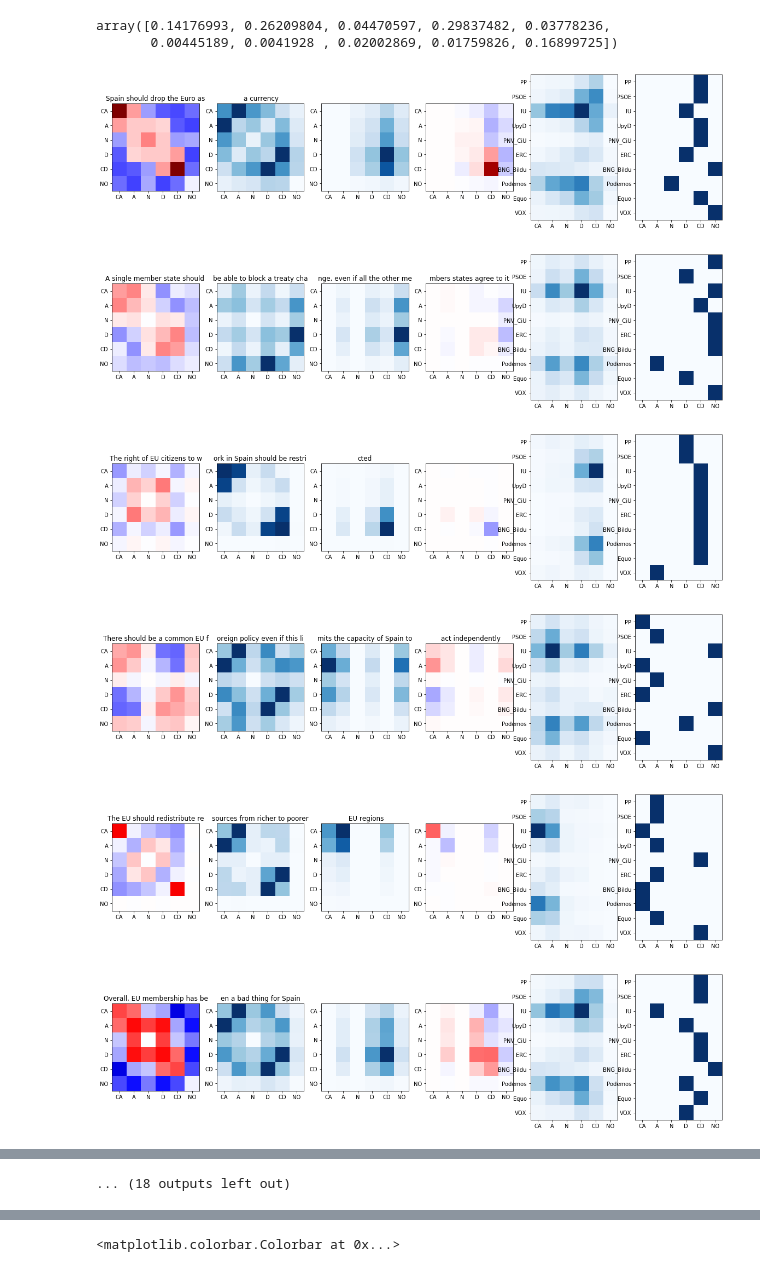
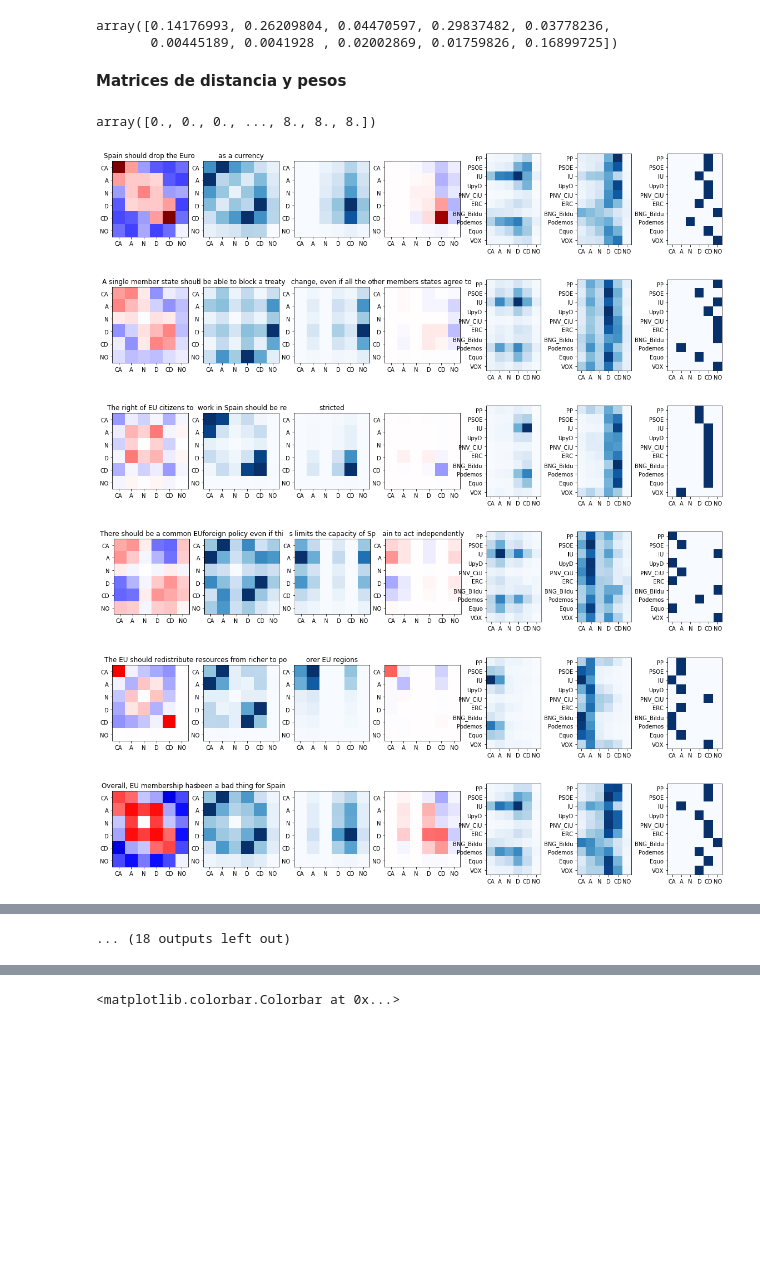
Before and after one commit to Juillermo/VAA-data, a Jupyter notebook: Root/Algorithm/Algorithm.ipynb, the cells around one changed output, grey strips where cells are left out. Cells and saved outputs as stored; diff of their text form; code cells hidden in the pictures; blank space fills up the shorter version.

```diff
--- a/Root/Algorithm/Algorithm.ipynb
+++ b/Root/Algorithm/Algorithm.ipynb
@@ -29,6 +70,7 @@ print "One-hot (M x N x L):", U.shape, "\n"
 
 ## Reading party info
 P = pd.read_csv('data/es_party_XYZ.csv', delim_whitespace=True)
+party_info = P['Party_ID']
 P = P[answer_cols]
 P[P==99] = 6
 K = len(P) # Number of parties
@@ -39,14 +81,15 @@ P = P.reshape(len(P), len(answer_cols), L)
 print "One-hot (K x N x L):", P.shape, "\n"
 
 ## Reading voting intention
-V = pd.read_csv('data/voting_intention.csv', header=None,index_col=0)
-assert len(V), M
-print "Voting intention input size (M):", len(V)
+v_max = pd.read_csv('data/voting_intention.csv', header=None,index_col=0)
+assert len(v_max), M
+print "Voting intention input size (M):", len(v_max)
 
 party_enc = OneHotEncoder(sparse=False)
-V = party_enc.fit_transform(V)
+V = party_enc.fit_transform(v_max)
 assert K, V.shape[1]
 print "One-hot (M x K)", V.shape, "\n"
+v_max = v_max.values[:,0]
 # %% [output]
 Users input size (M x N):  (69037, 30)
 One-hot (M x N x L): (69037, 30, 6)
@@ -255,8 +276,4 @@ with open('data/'+ name +'.pickle', 'wb') as f:
 # %%
-party_info = pd.read_csv('data/es_party_XYZ.csv', delim_whitespace=True)
-party_info = party_info['Party_ID']
-
-v_max = np.argmax(V,axis=1)
 p_max = np.argmax(predict(U,P),axis=1)
 acc = sum(v_max == p_max) / float(M)
 print "Accuracy:", acc
@@ -283,5 +300,6 @@ for i,el in enumerate(['Absolute values','Percentages by row (recall)', 'Percent
     ax3[i].yaxis.set(ticks=range(K), ticklabels=party_info)#, ticks_position="right", label_position="right")
     ax3[i].set(xlabel="Max recommendation", ylabel="Voting intention", title=el)
     cax = ax3[i].imshow(100*conf, cmap='Blues')#, vmin=0, vmax=100)
-    print i
+
+fig3.savefig("confusion_matrices.jpg")
 # %% [output]
@@ -292,0 +313,8 @@ Accuracy: 0.38262091342323684
+# %%
+ranks = -predict(U,P)
+for i, pred in enumerate(ranks):
+    pred = pred.argsort()
+    ranks[i,pred] = np.arange(len(pred))
+
+mean_rank = np.sum(ranks * V) / len(ranks) + 1
+print mean_rank
@@ -303,6 +343,12 @@ pred[1]
 # %% [output]
 array([0.14176993, 0.26209804, 0.04470597, 0.29837482, 0.03778236,
        0.00445189, 0.0041928 , 0.02002869, 0.01759826, 0.16899725])
+# %% [markdown]
+**Matrices de distancia y pesos**
+# %%
+v_max.values[:,0]#.shape
+# %% [output]
+array([0., 0., 0., ..., 8., 8., 8.])
 # %%
 D_end = np.array([unfold_matrix(el) for el in d.get_value()])
 #u_agg = np.sum(U[:,j,:], axis=0)
@@ -325,10 +371,6 @@ for j in range(N):
                 freq_party[j, k, u_choice] += 1
 
     scores[j] = np.multiply(freq_abs[j], D_end[j])
-# %%
-scores = np.zeros_like(D_end)
-for j in range(N):
-    scores[j] = np.multiply(freq_abs[j], D_end[j])
 # %%
 ## Weighted distance matrices (deprecated)
 #w_end = w.get_value()
@@ -369,12 +411,12 @@ questions = ["Spain should drop the Euro as a currency",
 "The possibility of independence for an Autonomous Community should be recognized by the Constitution			",
 "Spain should toughen up its immigration policy"]
 # %%
-letters_per_line = 29
+letters_per_line = 27
 _max_D = np.amax(abs(D_end))
 #_max_s = np.amax(abs(scores))
 
 for j in range(N):
-    fig3,ax3 = plt.subplots(1,6, figsize=((20,5)))
+    fig3,ax3 = plt.subplots(1,7, figsize=((20,3)))
     i = 0
 
     # Distance matrices
@@ -392,36 +434,45 @@ for j in range(N):
     ax3[i].yaxis.set(ticks=range(L),ticklabels=L_set)
     i += 1
 
     # Absolute frequencies
     cax = ax3[i].imshow( freq_abs[j], cmap='Blues')
     ax3[i].set(title=questions[j][2*letters_per_line:3*letters_per_line])
     ax3[i].xaxis.set( ticks=range(L), ticklabels=L_set )
     ax3[i].yaxis.set( ticks=range(L), ticklabels=L_set )
     i += 1
 
     # Middle scores (for verifying which weights are being significative)
     #_max_s = np.amax(abs(scores[j]))
     cax = ax3[i].imshow( np.multiply(D_end[j], freq_abs[j]/np.max(freq_abs[j])), cmap='seismic', vmin = -_max_D, vmax = _max_D)
     ax3[i].set(title=questions[j][3*letters_per_line:4*letters_per_line])
     ax3[i].xaxis.set( ticks=range(L), ticklabels=L_set )
     ax3[i].yaxis.set( ticks=range(L), ticklabels=L_set )
     i += 1
 
     # Party frequencies
     ax3[i].xaxis.set(ticks=range(L),ticklabels=L_set)
     ax3[i].yaxis.set(ticks=range(K),ticklabels=party_info)
     cax = ax3[i].imshow( freq_party[j], cmap='Blues', vmin=0)#, vmax=M)
     i += 1
 
+    # Party frequencies (per-party)
+    ax3[i].xaxis.set(ticks=range(L),ticklabels=L_set)
+    ax3[i].yaxis.set(ticks=range(K),ticklabels=party_info)
+    tot_party = np.sum(freq_party[j], axis=1)
+    cax = ax3[i].imshow( freq_party[j] / tot_party[:,None], cmap='Blues', vmin=0)#, vmax=M)
+    i += 1
+
     # Party answers
     cax = ax3[i].imshow( P[:,j,:], cmap='Blues')
     ax3[i].xaxis.set(ticks=range(len(L_set)),ticklabels=L_set)
     ax3[i].yaxis.set(ticks=range(K),ticklabels=party_info)
     i += 1
+
+    fig3.savefig("pesos_matrices_"+str(j)+".jpg")
 # %% [output]
-[figure, old version]
+[figure, new version]
-[figure, old version]
+[figure, new version]
-[figure, old version]
+[figure, new version]
-[figure, old version]
+[figure, new version]
-[figure, old version]
+[figure, new version]
-[figure, old version]
+[figure, new version]
```
Also changed, not shown: parts of 17 cells of this notebook, 37 other files.
